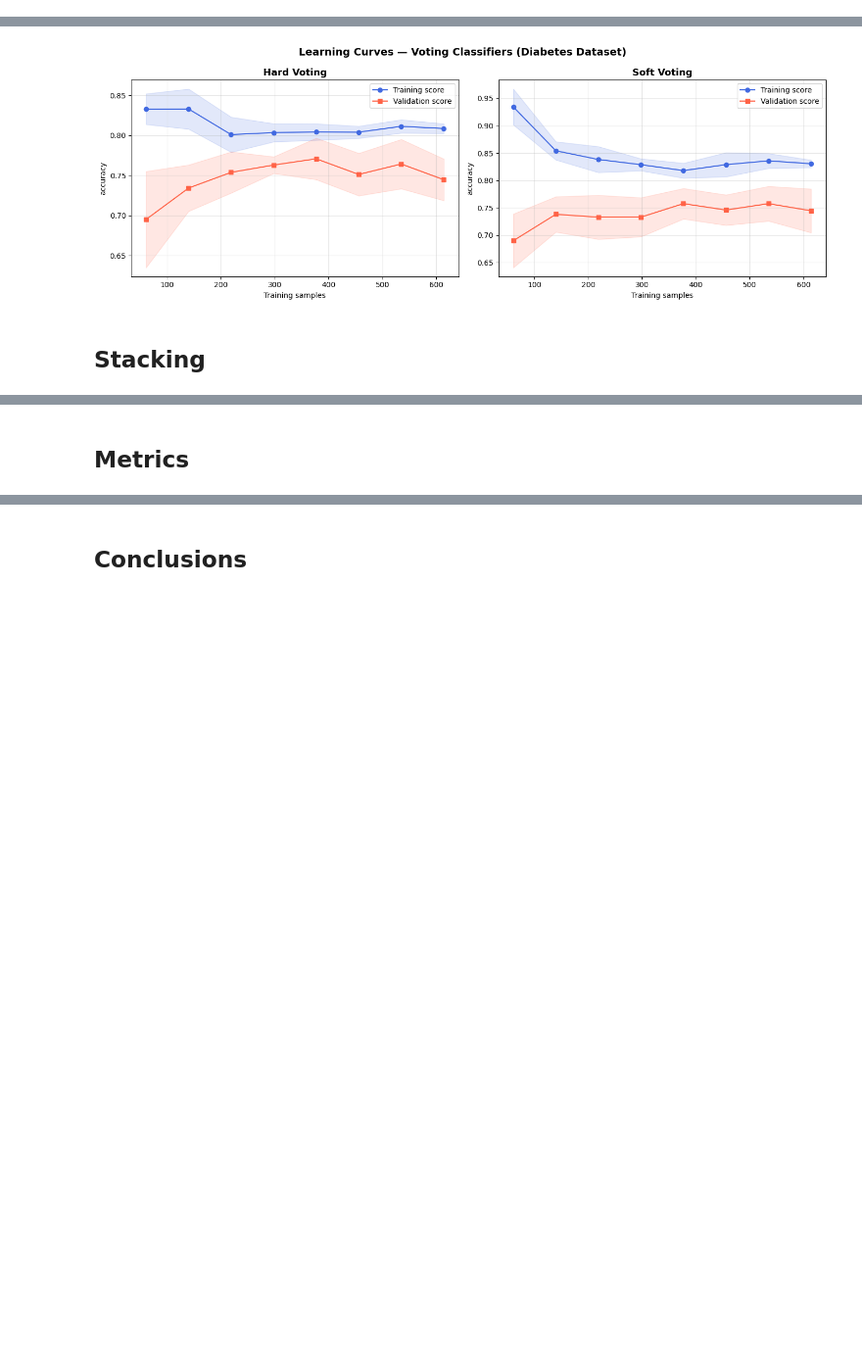
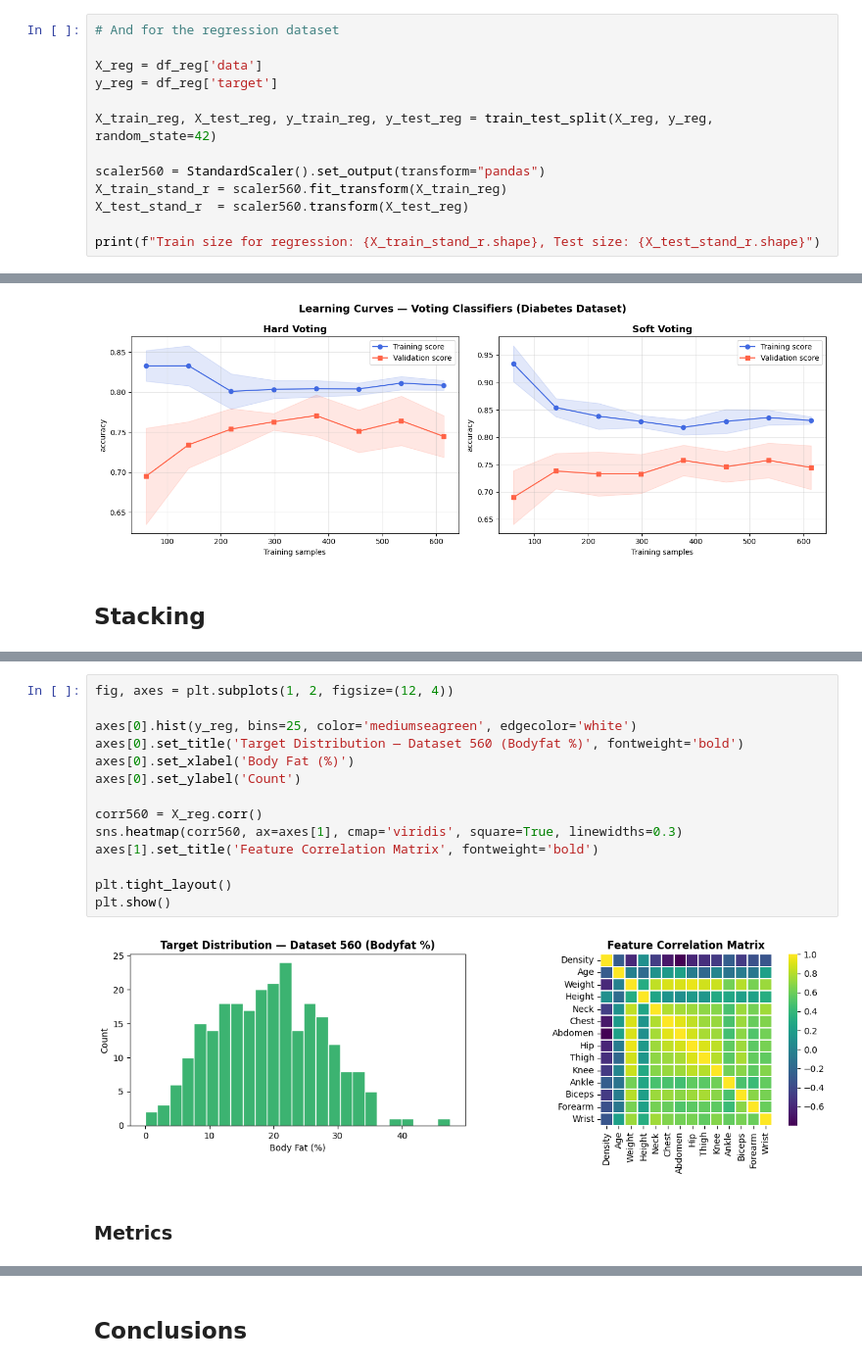
Before and after one commit to Jero2110/Advanced_ML_Phase_3, a Jupyter notebook: analysis/G01_Jeronimo_Ramos_Phase3.ipynb, the cells around one changed output, grey strips where cells are left out. Shown at 98% size. Cells and saved outputs as stored; diff of their text form; blank space fills up the shorter version.

```diff
--- a/analysis/G01_Jeronimo_Ramos_Phase3.ipynb
+++ b/analysis/G01_Jeronimo_Ramos_Phase3.ipynb
@@ -151,0 +170,13 @@ def plot_learning_curve(estimator, X, y, title, cv, scoring, ax=None):
+# %%
+# And for the regression dataset
+
+X_reg = df_reg['data']
+y_reg = df_reg['target']
+
+X_train_reg, X_test_reg, y_train_reg, y_test_reg = train_test_split(X_reg, y_reg, random_state=42)
+
+scaler560 = StandardScaler().set_output(transform="pandas")
+X_train_stand_r = scaler560.fit_transform(X_train_reg)
+X_test_stand_r  = scaler560.transform(X_test_reg)
+
+print(f"Train size for regression: {X_train_stand_r.shape}, Test size: {X_test_stand_r.shape}")
@@ -299,2 +324,18 @@ X_train, X_test, y_train, y_test = train_test_split(X, y, random_state=42)
+# %%
+fig, axes = plt.subplots(1, 2, figsize=(12, 4))
+
+axes[0].hist(y_reg, bins=25, color='mediumseagreen', edgecolor='white')
+axes[0].set_title('Target Distribution — Dataset 560 (Bodyfat %)', fontweight='bold')
+axes[0].set_xlabel('Body Fat (%)')
+axes[0].set_ylabel('Count')
+
+corr560 = X_reg.corr()
+sns.heatmap(corr560, ax=axes[1], cmap='viridis', square=True, linewidths=0.3)
+axes[1].set_title('Feature Correlation Matrix', fontweight='bold')
+
+plt.tight_layout()
+plt.show()
+# %% [output]
+[figure, added]
 # %% [markdown]
-## Metrics
+### Metrics
```
Also changed, not shown: parts of 32 cells of this notebook.
